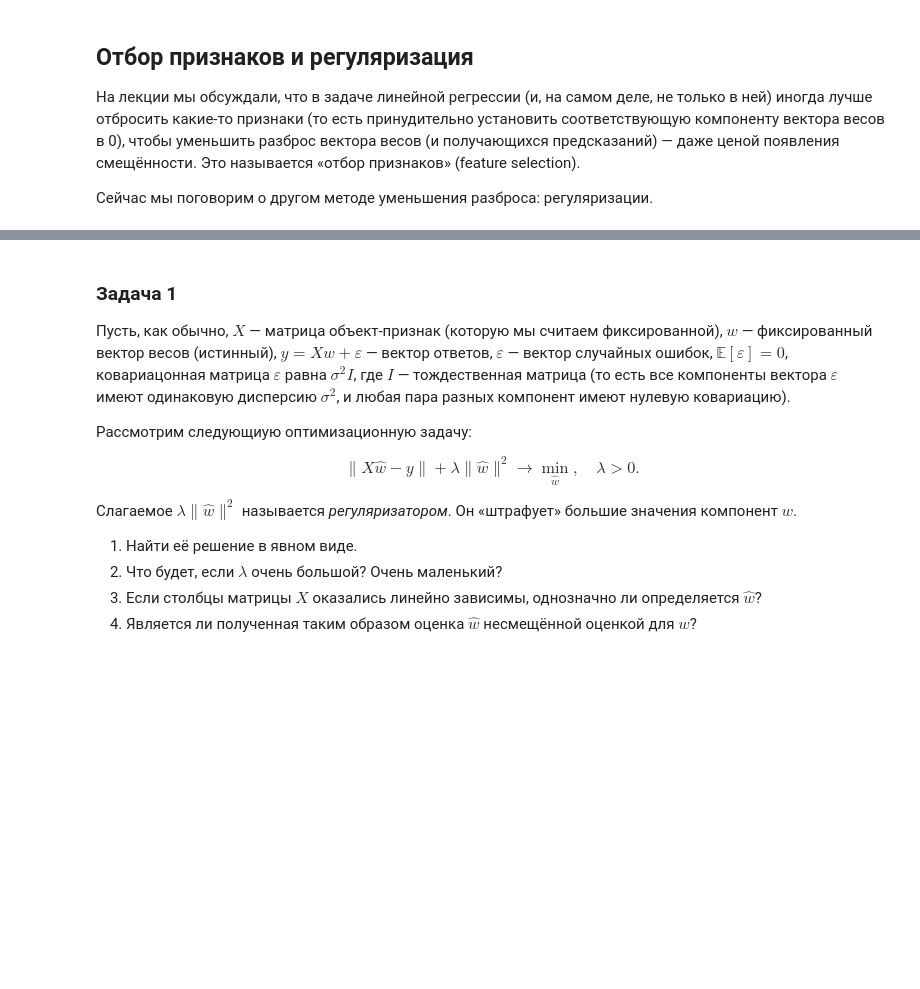
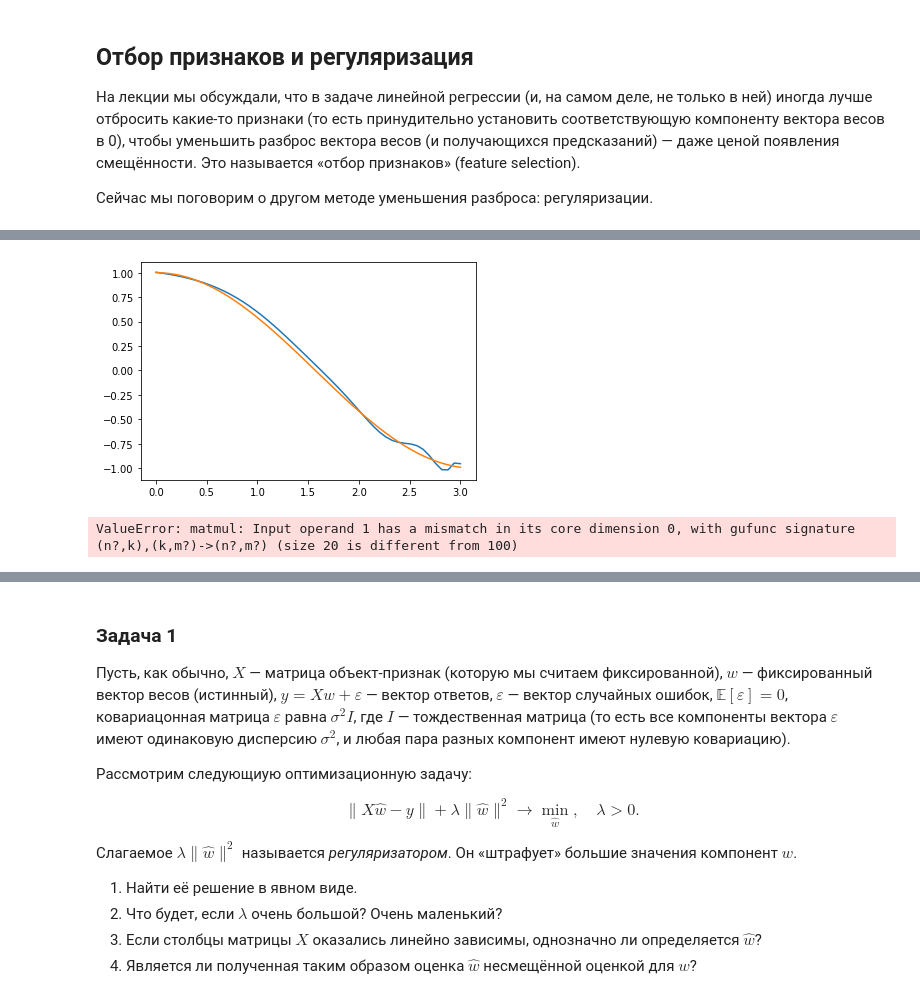
Before and after one commit to new-okaerinasai/math-ml-hse-2019, a Jupyter notebook: sem06_regularization/sem06.ipynb, the cells around one changed output, grey strips where cells are left out. Saved outputs shown, nothing was run; the diff lists cells and outputs as text; code cells hidden in the pictures; blank space fills up the shorter version.

```diff
--- a/sem06_regularization/sem06.ipynb
+++ b/sem06_regularization/sem06.ipynb
@@ -20,0 +52,20 @@
+# %%
+from sklearn.linear_model import LinearRegression, Ridge
+features = np.vstack([x**i for i in range(20)]).T
+lr = Ridge()
+
+lr.fit(features, y)
+
+y_pred = lr.predict(features)
+plt.plot(x, y_pred)
+plt.plot(x, y - eps)
+plt.show()
+
+x_test = np.linspace(0, 3, 100)
+eps_new = np.random.normal(0, 0.1, size=x_test.shape)
+y_test = np.cos(x_test) + eps_new
+
+plt.plot(x_test, lr.predict(np.vstack([x_test**i for i in range(100)])).T)
+# %% [output]
+[figure, added]
+ValueError: matmul: Input operand 1 has a mismatch in its core dimension 0, with gufunc signature (n?,k),(k,m?)->(n?,m?) (size 20 is different from 100)
```
Also changed, not shown: parts of 15 cells of this notebook.
